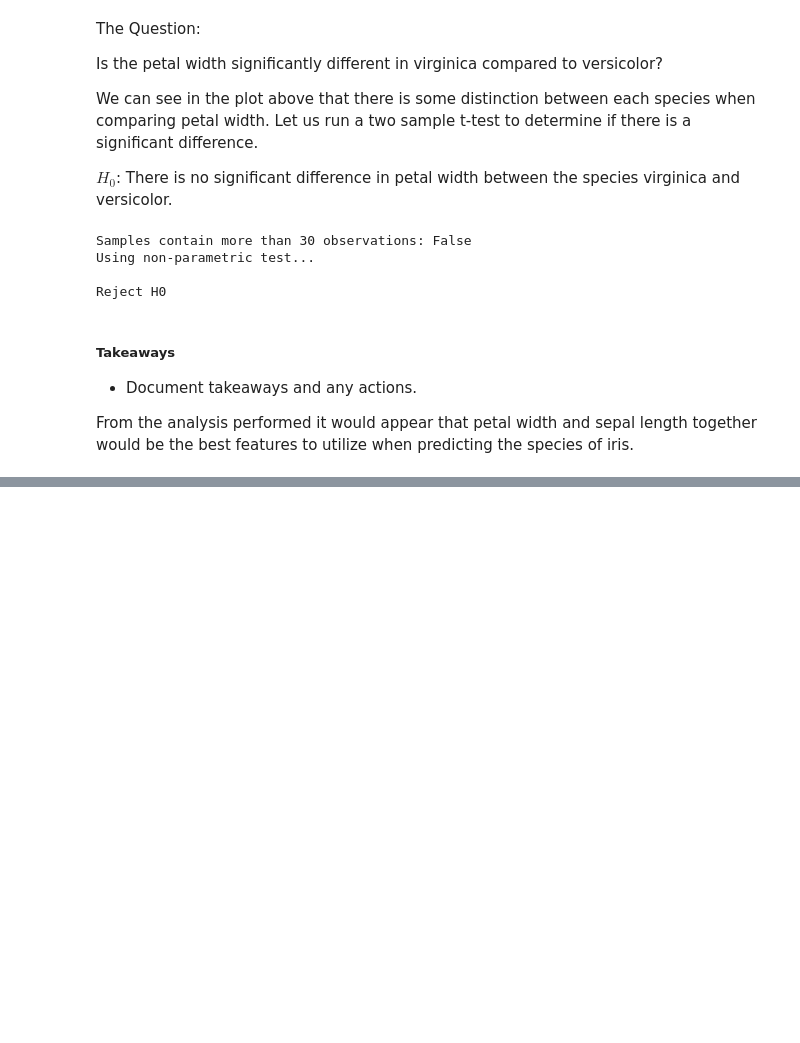
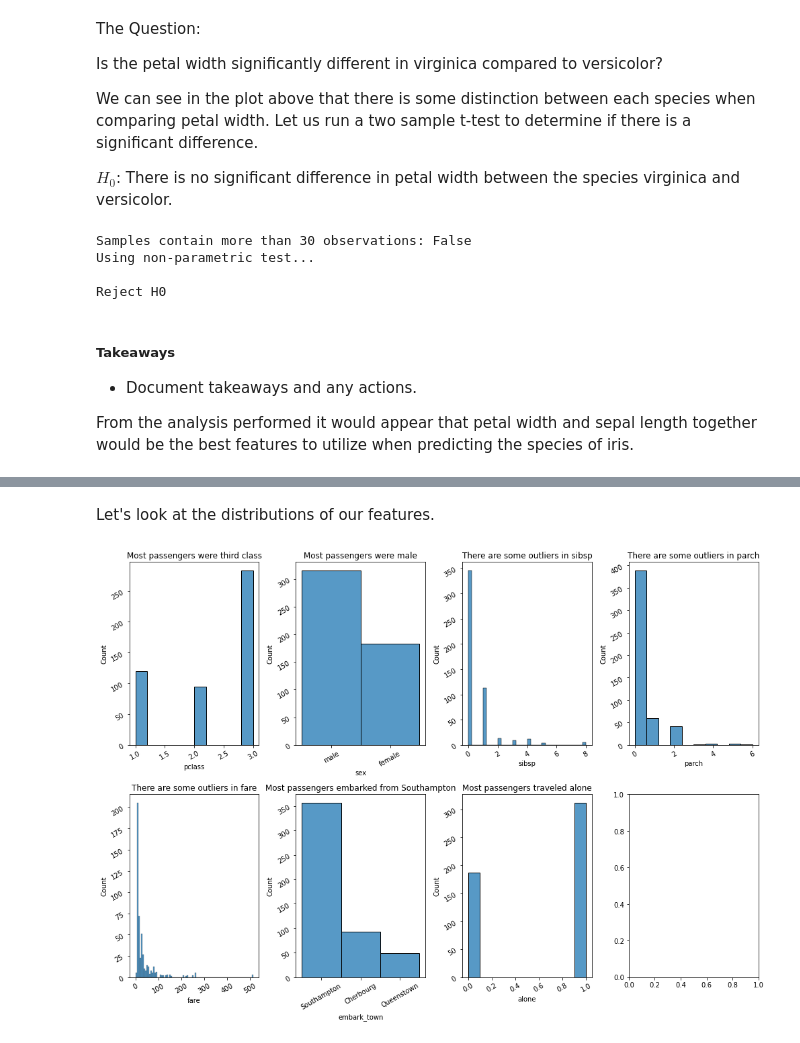
Before and after one commit to alegarcia-dev/classification-exercises, a Jupyter notebook: classification_exercises.ipynb, the cells around one changed output, grey strips where cells are left out. Saved outputs shown, nothing was run; the diff lists cells and outputs as text; code cells hidden in the pictures; blank space fills up the shorter version.

```diff
--- a/classification_exercises.ipynb
+++ b/classification_exercises.ipynb
@@ -1253,0 +1228,26 @@ fig.tight_layout();
+# %% [markdown]
+Let's look at the distributions of our features.
+# %%
+cols_to_drop = ['survived', 'sex_male', 'embark_town_Queenstown', 'embark_town_Southampton']
+columns = titanic.drop(columns = cols_to_drop).columns
+
+fig, ax = plt.subplots(nrows = 2, ncols = 4, figsize = (14, 10))
+
+plot_titles = [
+    'Most passengers were third class',
+    'Most passengers were male',
+    'There are some outliers in sibsp',
+    'There are some outliers in parch',
+    'There are some outliers in fare',
+    'Most passengers embarked from Southampton',
+    'Most passengers traveled alone'
+]
+
+for index, column in enumerate(columns):
+    sns.histplot(train[column], ax = ax[index // 4][index % 4])
+    ax[index // 4][index % 4].tick_params(labelrotation = 30)
+    ax[index // 4][index % 4].set_title(plot_titles[index])
+
+fig.tight_layout()
+# %% [output]
+[figure, added]
```
Also changed, not shown: parts of 14 cells of this notebook, 1 other file.
